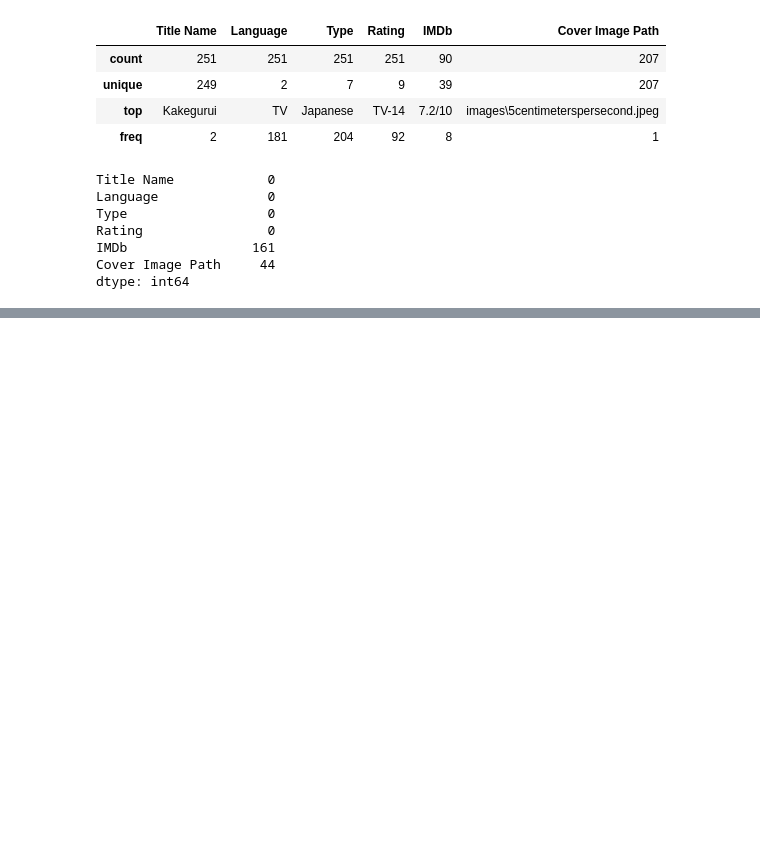
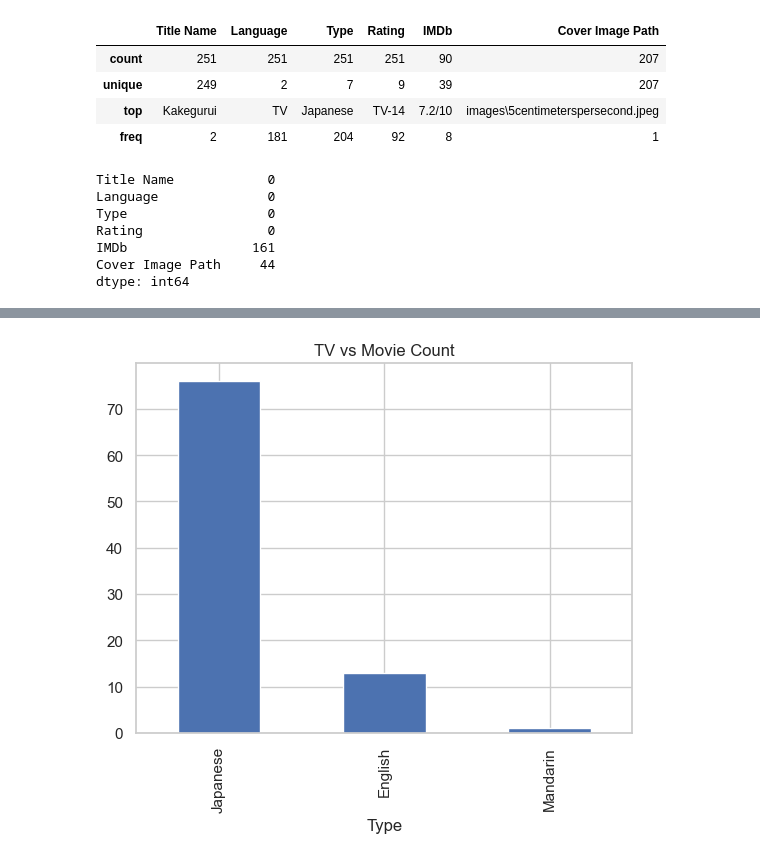
Before and after one commit to charithamoka/netflix-anime-project, a Jupyter notebook: notebooks/netflix_anime_eda.ipynb, the cells around one changed output, grey strips where cells are left out. Cells and saved outputs as stored; diff of their text form; code cells hidden in the pictures; blank space fills up the shorter version.

```diff
--- a/notebooks/netflix_anime_eda.ipynb
+++ b/notebooks/netflix_anime_eda.ipynb
@@ -292,0 +326,7 @@ anime_df_with_images= anime_df.drop(subset=['Cover Image Path'])
+# %%
+#language distribution between TV shows and movies
+anime_df_clean["Type"].value_counts().plot(kind='bar')
+plt.title("TV vs Movie Count")
+plt.show()
+# %% [output]
+[figure, added]
```
Also changed, not shown: parts of 8 cells of this notebook.
